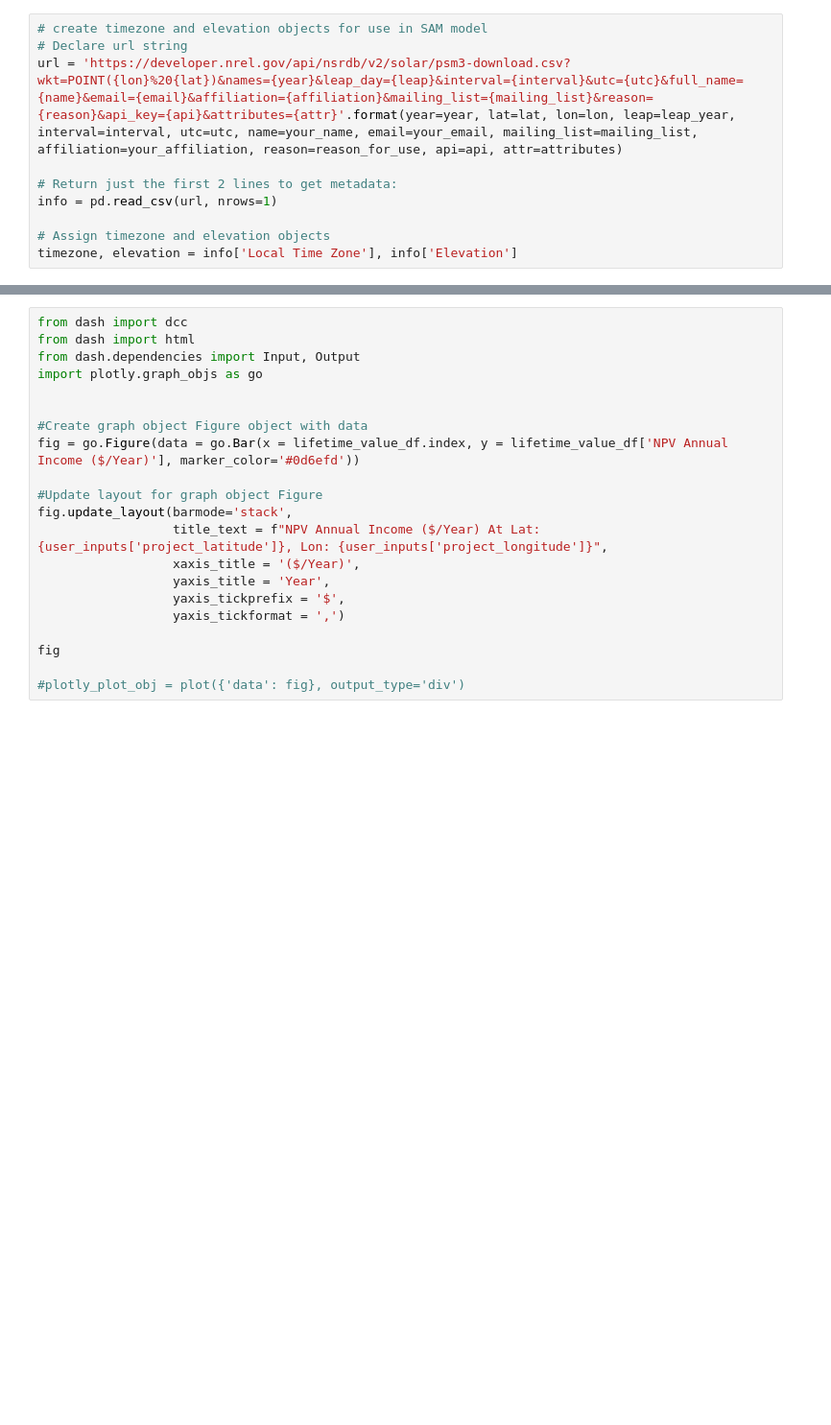
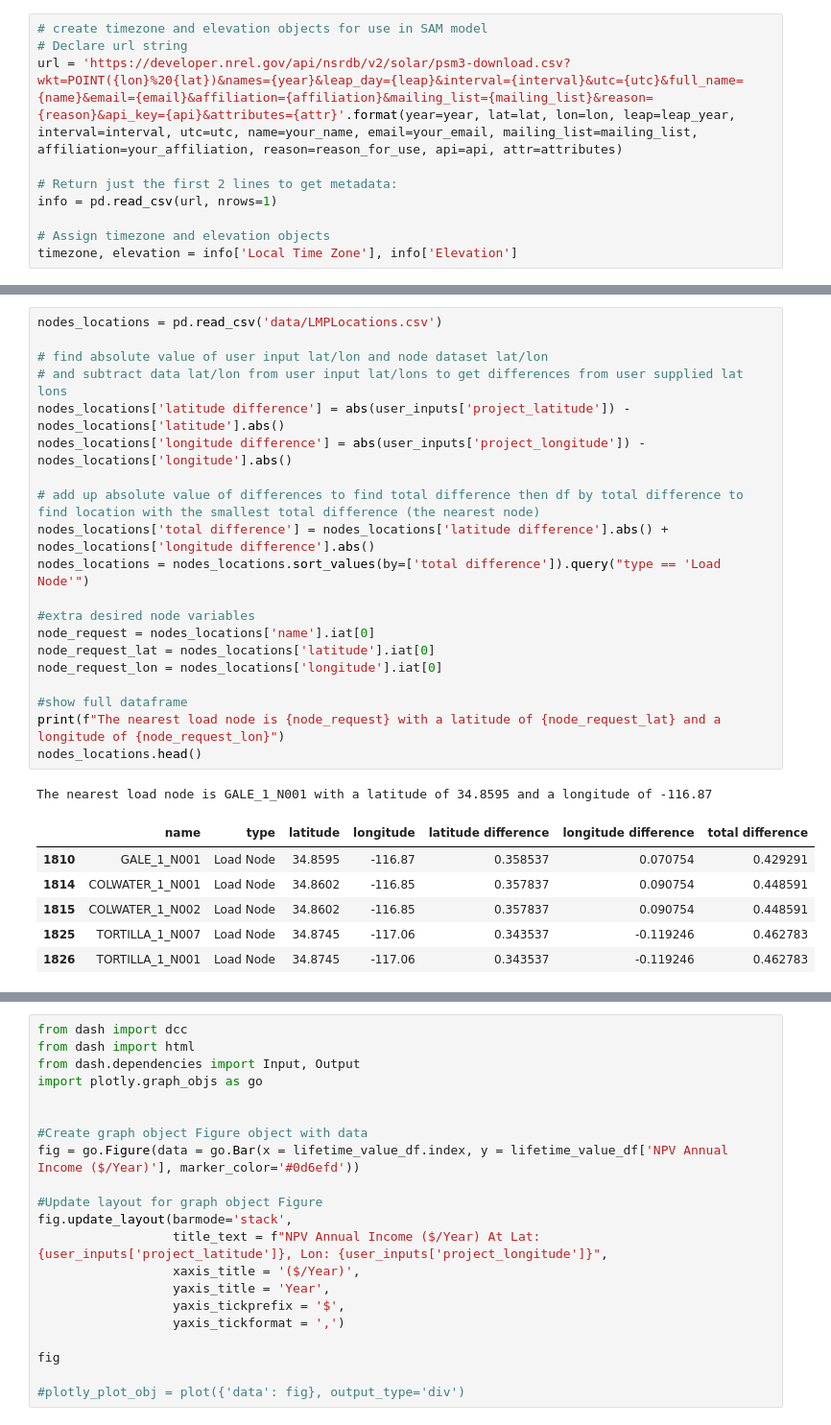
Before and after one commit to Tbwheeler94/energy-explorer-data-pipeline, a Jupyter notebook: content/data-pipeline.ipynb, the cells around one changed output, grey strips where cells are left out. Shown at 96% size. Cells and saved outputs as stored; diff of their text form; blank space fills up the shorter version.

```diff
--- a/content/data-pipeline.ipynb
+++ b/content/data-pipeline.ipynb
@@ -749,0 +407,28 @@ lifetime_value_df
+# %%
+nodes_locations = pd.read_csv('data/LMPLocations.csv')
+
+# find absolute value of user input lat/lon and node dataset lat/lon
+# and subtract data lat/lon from user input lat/lons to get differences from user supplied lat lons
+nodes_locations['latitude difference'] = abs(user_inputs['project_latitude']) - nodes_locations['latitude'].abs()
+nodes_locations['longitude difference'] = abs(user_inputs['project_longitude']) - nodes_locations['longitude'].abs()
+
+# add up absolute value of differences to find total difference then df by total difference to find location with the smallest total difference (the nearest node)
+nodes_locations['total difference'] = nodes_locations['latitude difference'].abs() + nodes_locations['longitude difference'].abs()
+nodes_locations = nodes_locations.sort_values(by=['total difference']).query("type == 'Load Node'")
+
+#extra desired node variables
+node_request = nodes_locations['name'].iat[0]
+node_request_lat = nodes_locations['latitude'].iat[0]
+node_request_lon = nodes_locations['longitude'].iat[0]
+
+#show full dataframe
+print(f"The nearest load node is {node_request} with a latitude of {node_request_lat} and a longitude of {node_request_lon}")
+nodes_locations.head()
+# %% [output]
+The nearest load node is GALE_1_N001 with a latitude of 34.8595 and a longitude of -116.87
+|  | name | type | latitude | longitude | latitude difference | longitude difference | total difference |
+| 1810 | GALE_1_N001 | Load Node | 34.8595 | -116.87 | 0.358537 | 0.070754 | 0.429291 |
+| 1814 | COLWATER_1_N001 | Load Node | 34.8602 | -116.85 | 0.357837 | 0.090754 | 0.448591 |
+| 1815 | COLWATER_1_N002 | Load Node | 34.8602 | -116.85 | 0.357837 | 0.090754 | 0.448591 |
+| 1825 | TORTILLA_1_N007 | Load Node | 34.8745 | -117.06 | 0.343537 | -0.119246 | 0.462783 |
+| 1826 | TORTILLA_1_N001 | Load Node | 34.8745 | -117.06 | 0.343537 | -0.119246 | 0.462783 |
```
Also changed, not shown: parts of 63 cells of this notebook.
